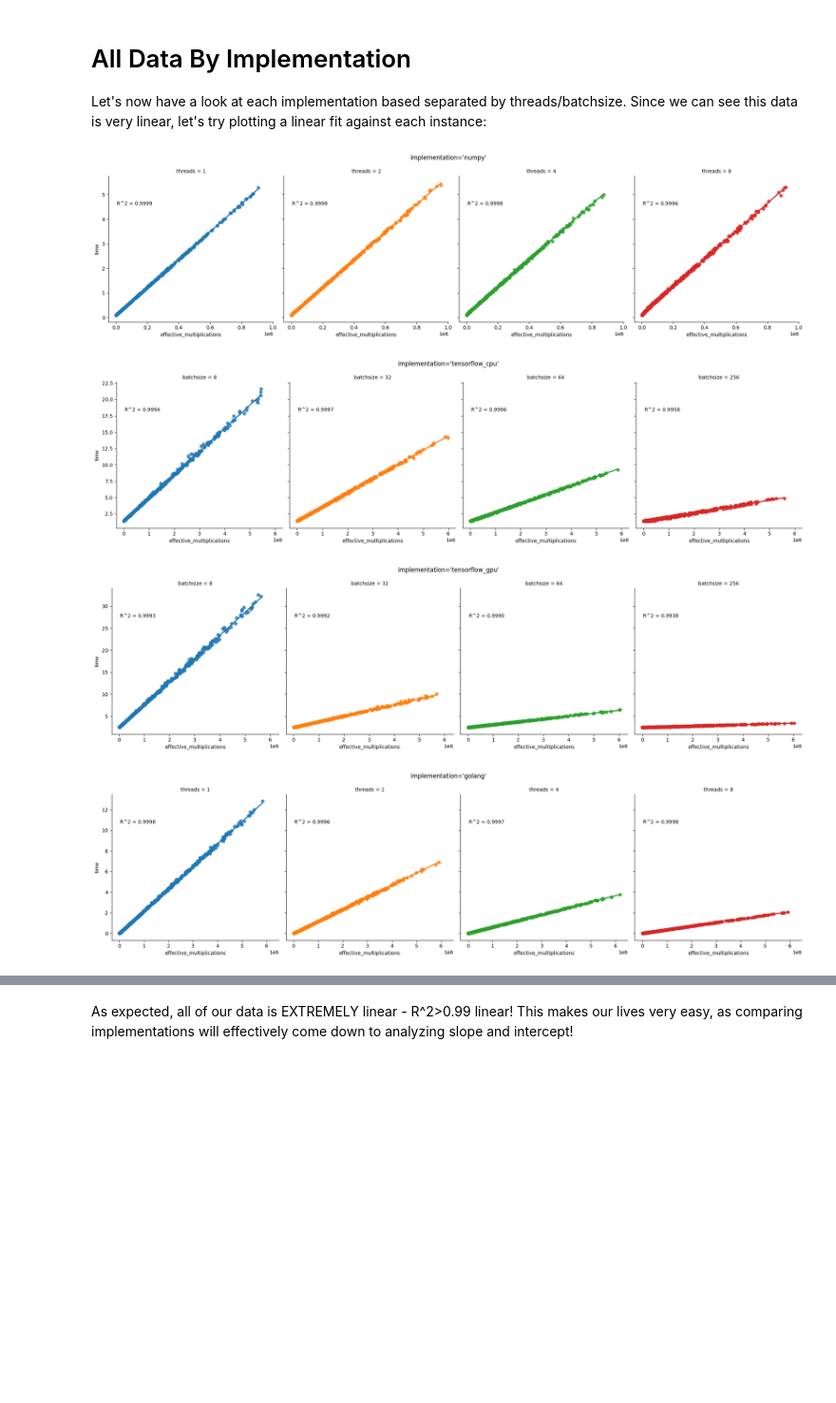
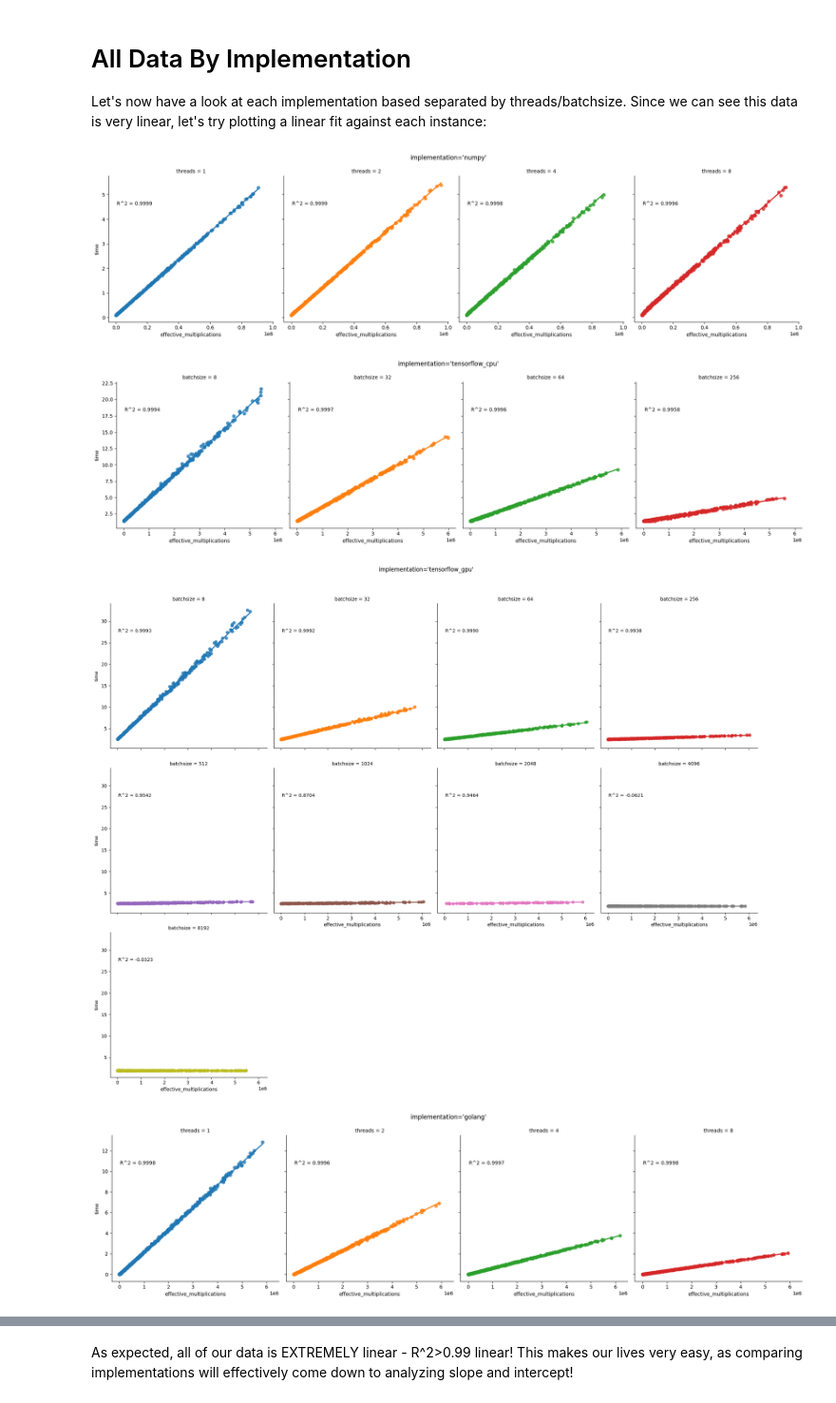
Before and after one commit to hmcalister/Linear-Algebra-Profiling, a Jupyter notebook: Data Cleaning/main.ipynb, the cells around one changed output, grey strips where cells are left out. Shown at 95% size. Saved outputs shown, nothing was run; the diff lists cells and outputs as text; code cells hidden in the pictures; blank space fills up the shorter version.

Commit message:
Update cleaning with new batchsize data

```diff
--- a/Data Cleaning/main.ipynb
+++ b/Data Cleaning/main.ipynb
@@ -108,7 +108,7 @@ sns.lmplot(data=target_data, x="effective_multiplications", y="time", col="imple
 # %% [markdown]
 There is some definite clustering of data at this small scale! We note that tensorflow has a large start up time compared to other implementations (hence the large y intercept - a couple of seconds for even tiny effective multiplications). There are some data instances that have a significantly shorter start up time - but also have a very small slope compared to the rest of the data! While this is present in the CPU implementation it is not nearly as significant due to the smaller start up time, so we will leave this to avoid culling good data too. In the GPU implementation, which has a longer start up as python has to register a job on the GPU before starting, there is a clear gap we can use to filter out this anomaly.
 # %%
-condition = (all_data["implementation"] == "tensorflow_gpu") & (all_data["time"] < 2.0)
+condition = (all_data["implementation"] == "tensorflow_gpu") & (all_data["batchsize"]<=2048) & (all_data["time"] < 2.2)
 display(all_data.loc[condition].head(10))
 all_data = all_data.drop(all_data.loc[condition].index)
 # %% [output]
@@ -141,26 +141,26 @@ Let's now have a look at each implementation based separated by threads/batchsiz
 # %%
 target_data = all_data.copy()
 
 def annotate(data, **kws):
     """
     Utility method to apply R^2 to graphs.
     Taken from: https://stackoverflow.com/a/66325227
     """
     r, _ = scipy.stats.pearsonr(data['effective_multiplications'], data['time'])
     ax = plt.gca()
     ax.text(.05, .8, f"R^2 = {r:.4f}",
             transform=ax.transAxes)
 
 
 for implementation in target_data.implementation.unique():
     col = "threads" if not implementation.startswith("tensorflow") else "batchsize"
-    curr_plot = sns.lmplot(data=target_data.loc[target_data["implementation"]==implementation], x="effective_multiplications", y="time", col=col, hue=col)
+    curr_plot = sns.lmplot(data=target_data.loc[target_data["implementation"]==implementation], x="effective_multiplications", y="time", col=col, hue=col, col_wrap=4)
     curr_plot.map_dataframe(annotate)
     curr_plot.fig.suptitle(f"{implementation=}", y=1.05)
 # %% [output]
 [figure]
 [figure]
-[figure, old version]
+[figure, new version]
 [figure]
 [figure]
 [figure]
```
Also changed, not shown: parts of 6 cells of this notebook, 1 other file.
